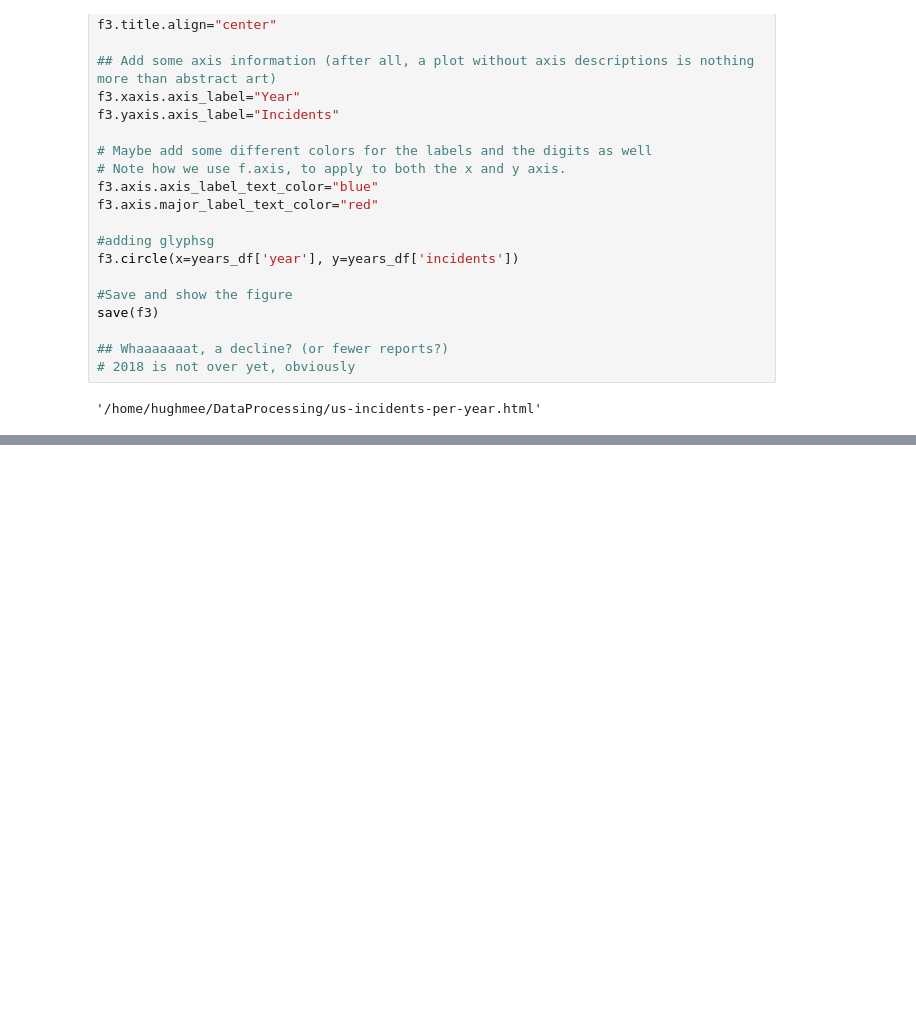
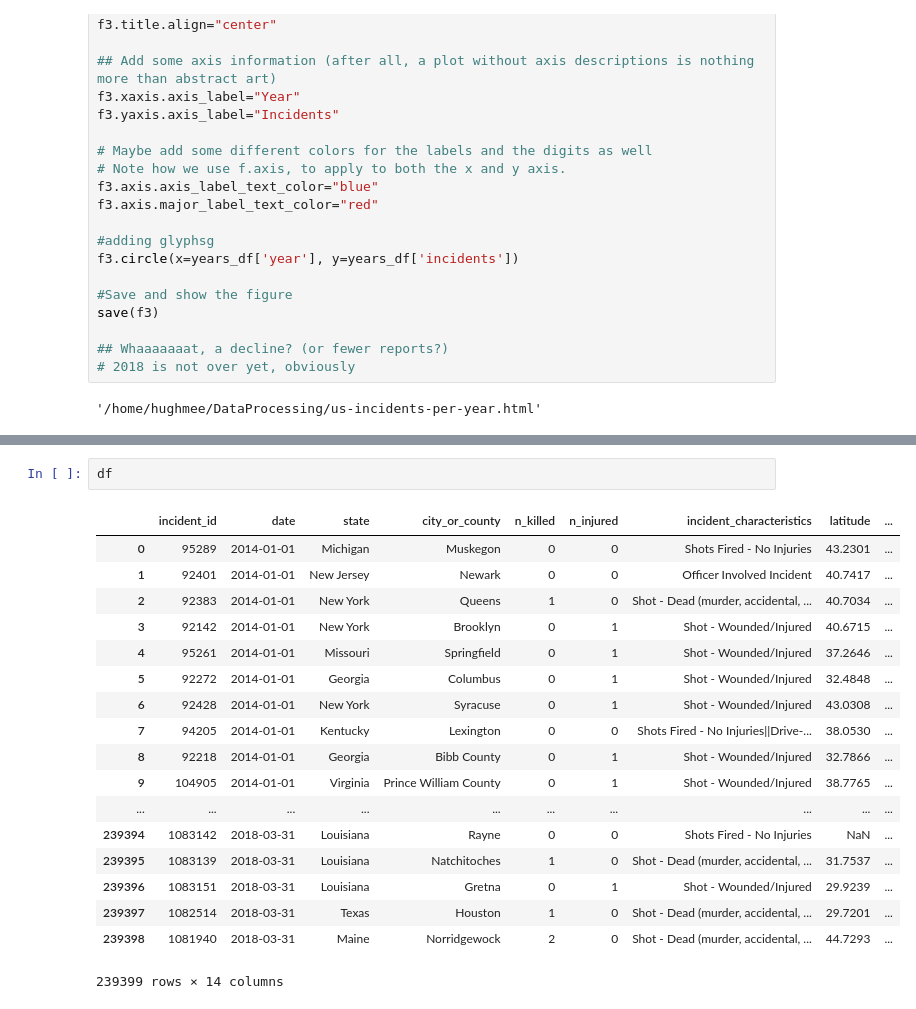
Before and after one commit to youmaywrong/DataProcessing, a Jupyter notebook: date-filtering.ipynb, the cells around one changed output, grey strips where cells are left out. Saved outputs shown, nothing was run; the diff lists cells and outputs as text; blank space fills up the shorter version.

```diff
--- a/date-filtering.ipynb
+++ b/date-filtering.ipynb
@@ -227,3 +229,24 @@ save(f4)
 # 2018 is not over yet, obviously
 # %% [output]
 '/home/hughmee/DataProcessing/us-incidents-per-month.html'
+# %%
+df
+# %% [output]
+|  | incident_id | date | state | city_or_county | n_killed | n_injured | incident_characteristics | latitude | ... |
+| 0 | 95289 | 2014-01-01 | Michigan | Muskegon | 0 | 0 | Shots Fired - No Injuries | 43.2301 | ... |
+| 1 | 92401 | 2014-01-01 | New Jersey | Newark | 0 | 0 | Officer Involved Incident | 40.7417 | ... |
+| 2 | 92383 | 2014-01-01 | New York | Queens | 1 | 0 | Shot - Dead (murder, accidental, ... | 40.7034 | ... |
+| 3 | 92142 | 2014-01-01 | New York | Brooklyn | 0 | 1 | Shot - Wounded/Injured | 40.6715 | ... |
+| 4 | 95261 | 2014-01-01 | Missouri | Springfield | 0 | 1 | Shot - Wounded/Injured | 37.2646 | ... |
+| 5 | 92272 | 2014-01-01 | Georgia | Columbus | 0 | 1 | Shot - Wounded/Injured | 32.4848 | ... |
+| 6 | 92428 | 2014-01-01 | New York | Syracuse | 0 | 1 | Shot - Wounded/Injured | 43.0308 | ... |
+| 7 | 94205 | 2014-01-01 | Kentucky | Lexington | 0 | 0 | Shots Fired - No Injuries||Drive-... | 38.0530 | ... |
+| 8 | 92218 | 2014-01-01 | Georgia | Bibb County | 0 | 1 | Shot - Wounded/Injured | 32.7866 | ... |
+| 9 | 104905 | 2014-01-01 | Virginia | Prince William County | 0 | 1 | Shot - Wounded/Injured | 38.7765 | ... |
+| ... | ... | ... | ... | ... | ... | ... | ... | ... | ... |
+| 239394 | 1083142 | 2018-03-31 | Louisiana | Rayne | 0 | 0 | Shots Fired - No Injuries | NaN | ... |
+| 239395 | 1083139 | 2018-03-31 | Louisiana | Natchitoches | 1 | 0 | Shot - Dead (murder, accidental, ... | 31.7537 | ... |
+| 239396 | 1083151 | 2018-03-31 | Louisiana | Gretna | 0 | 1 | Shot - Wounded/Injured | 29.9239 | ... |
+| 239397 | 1082514 | 2018-03-31 | Texas | Houston | 1 | 0 | Shot - Dead (murder, accidental, ... | 29.7201 | ... |
+| 239398 | 1081940 | 2018-03-31 | Maine | Norridgewock | 2 | 0 | Shot - Dead (murder, accidental, ... | 44.7293 | ... |
+239399 rows × 14 columns
```
Also changed, not shown: parts of 1 cell of this notebook, 1 other file.
